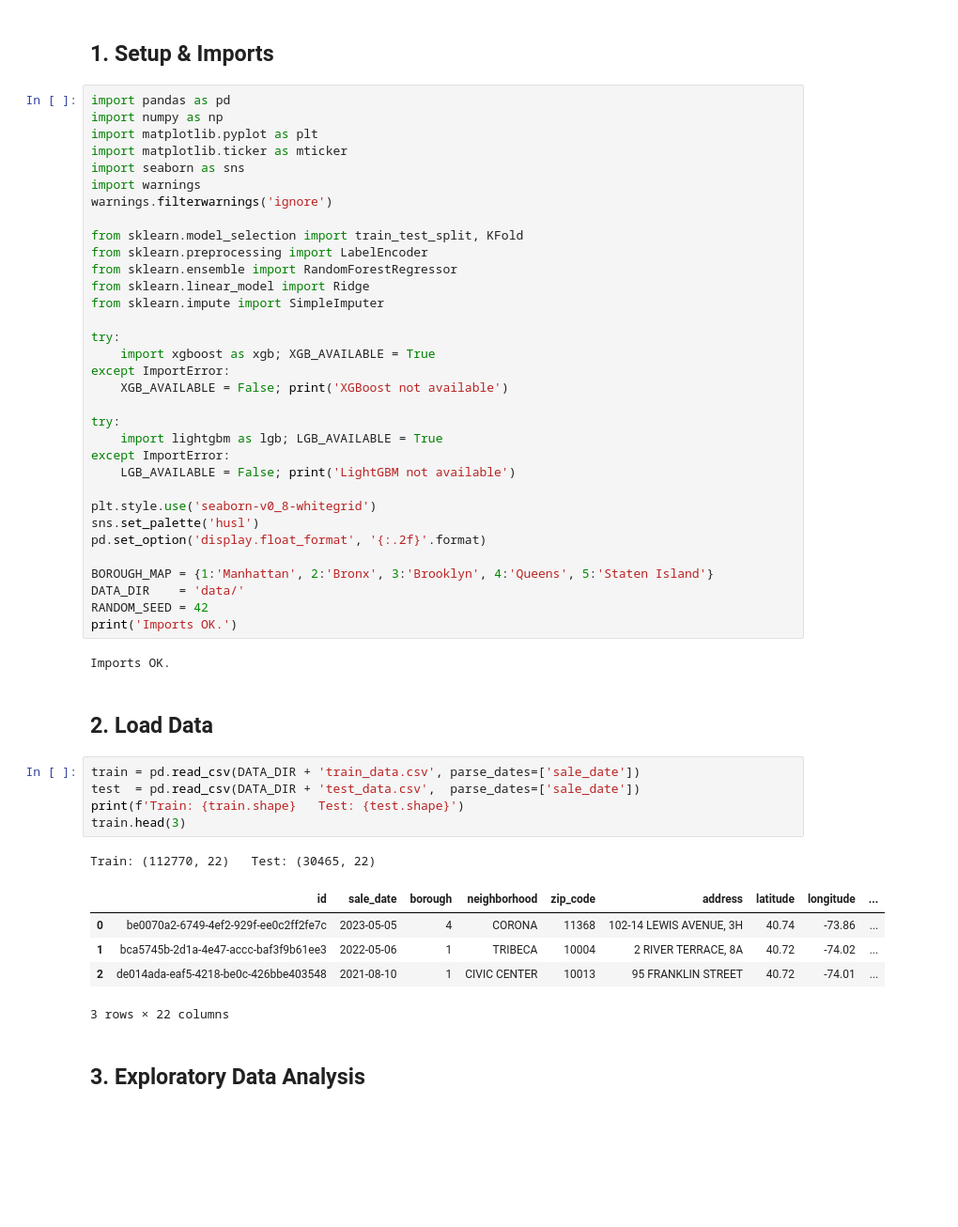
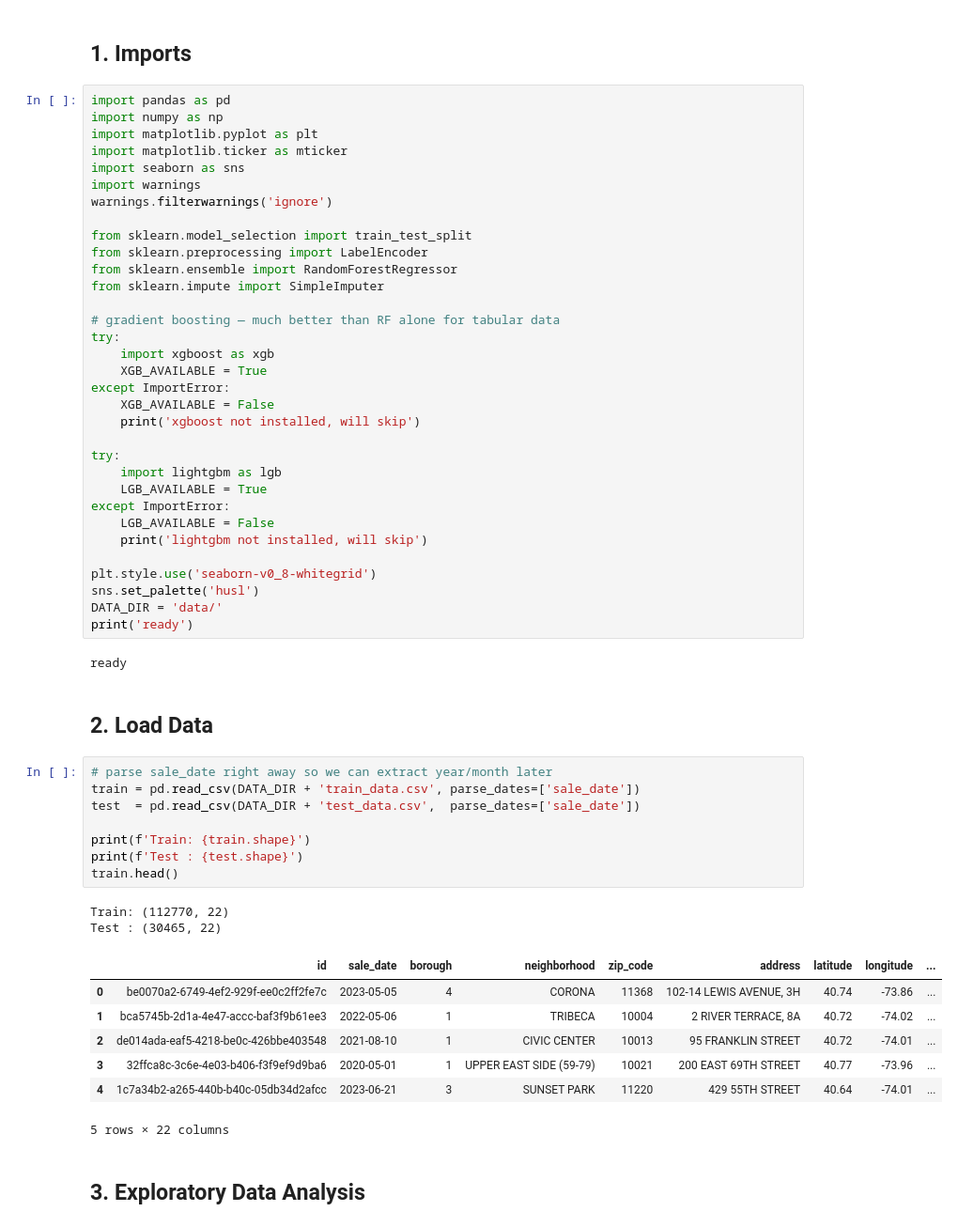
Before and after one commit to nikunjagarwal17/nyc-predictor, a Jupyter notebook: nyc_price_analysis.ipynb, the cells around one changed output. Shown at 94% size. Drawn from its saved outputs; the diff is of its cells as text; blank space fills up the shorter version.

```diff
--- a/nyc_price_analysis.ipynb
+++ b/nyc_price_analysis.ipynb
@@ -6,5 +5,5 @@
 # %% [markdown]
-## 1. Setup & Imports
+## 1. Imports
 # %%
 import pandas as pd
 import numpy as np
@@ -14,45 +13,51 @@ import seaborn as sns
 import warnings
 warnings.filterwarnings('ignore')
 
-from sklearn.model_selection import train_test_split, KFold
+from sklearn.model_selection import train_test_split
 from sklearn.preprocessing import LabelEncoder
 from sklearn.ensemble import RandomForestRegressor
-from sklearn.linear_model import Ridge
 from sklearn.impute import SimpleImputer
 
+# gradient boosting — much better than RF alone for tabular data
 try:
-    import xgboost as xgb; XGB_AVAILABLE = True
+    import xgboost as xgb
+    XGB_AVAILABLE = True
 except ImportError:
-    XGB_AVAILABLE = False; print('XGBoost not available')
+    XGB_AVAILABLE = False
+    print('xgboost not installed, will skip')
 
 try:
-    import lightgbm as lgb; LGB_AVAILABLE = True
+    import lightgbm as lgb
+    LGB_AVAILABLE = True
 except ImportError:
-    LGB_AVAILABLE = False; print('LightGBM not available')
+    LGB_AVAILABLE = False
+    print('lightgbm not installed, will skip')
 
 plt.style.use('seaborn-v0_8-whitegrid')
 sns.set_palette('husl')
-pd.set_option('display.float_format', '{:.2f}'.format)
-
-BOROUGH_MAP = {1:'Manhattan', 2:'Bronx', 3:'Brooklyn', 4:'Queens', 5:'Staten Island'}
-DATA_DIR    = 'data/'
-RANDOM_SEED = 42
-print('Imports OK.')
+DATA_DIR = 'data/'
+print('ready')
 # %% [output]
-Imports OK.
+ready
 # %% [markdown]
 ## 2. Load Data
 # %%
+# parse sale_date right away so we can extract year/month later
 train = pd.read_csv(DATA_DIR + 'train_data.csv', parse_dates=['sale_date'])
 test  = pd.read_csv(DATA_DIR + 'test_data.csv',  parse_dates=['sale_date'])
-print(f'Train: {train.shape}   Test: {test.shape}')
-train.head(3)
+
+print(f'Train: {train.shape}')
+print(f'Test : {test.shape}')
+train.head()
 # %% [output]
-Train: (112770, 22)   Test: (30465, 22)
+Train: (112770, 22)
+Test : (30465, 22)
 |  | id | sale_date | borough | neighborhood | zip_code | address | latitude | longitude | ... |
 | 0 | be0070a2-6749-4ef2-929f-ee0c2ff2fe7c | 2023-05-05 | 4 | CORONA | 11368 | 102-14 LEWIS AVENUE, 3H | 40.74 | -73.86 | ... |
 | 1 | bca5745b-2d1a-4e47-accc-baf3f9b61ee3 | 2022-05-06 | 1 | TRIBECA | 10004 | 2 RIVER TERRACE, 8A | 40.72 | -74.02 | ... |
 | 2 | de014ada-eaf5-4218-be0c-426bbe403548 | 2021-08-10 | 1 | CIVIC CENTER | 10013 | 95 FRANKLIN STREET | 40.72 | -74.01 | ... |
+| 3 | 32ffca8c-3c6e-4e03-b406-f3f9ef9d9ba6 | 2020-05-01 | 1 | UPPER EAST SIDE (59-79) | 10021 | 200 EAST 69TH STREET | 40.77 | -73.96 | ... |
+| 4 | 1c7a34b2-a265-440b-b40c-05db34d2afcc | 2023-06-21 | 3 | SUNSET PARK | 11220 | 429 55TH STREET | 40.64 | -74.01 | ... |
-3 rows × 22 columns
+5 rows × 22 columns
 # %% [markdown]
 ## 3. Exploratory Data Analysis
```
Also changed, not shown: parts of 80 cells of this notebook.
